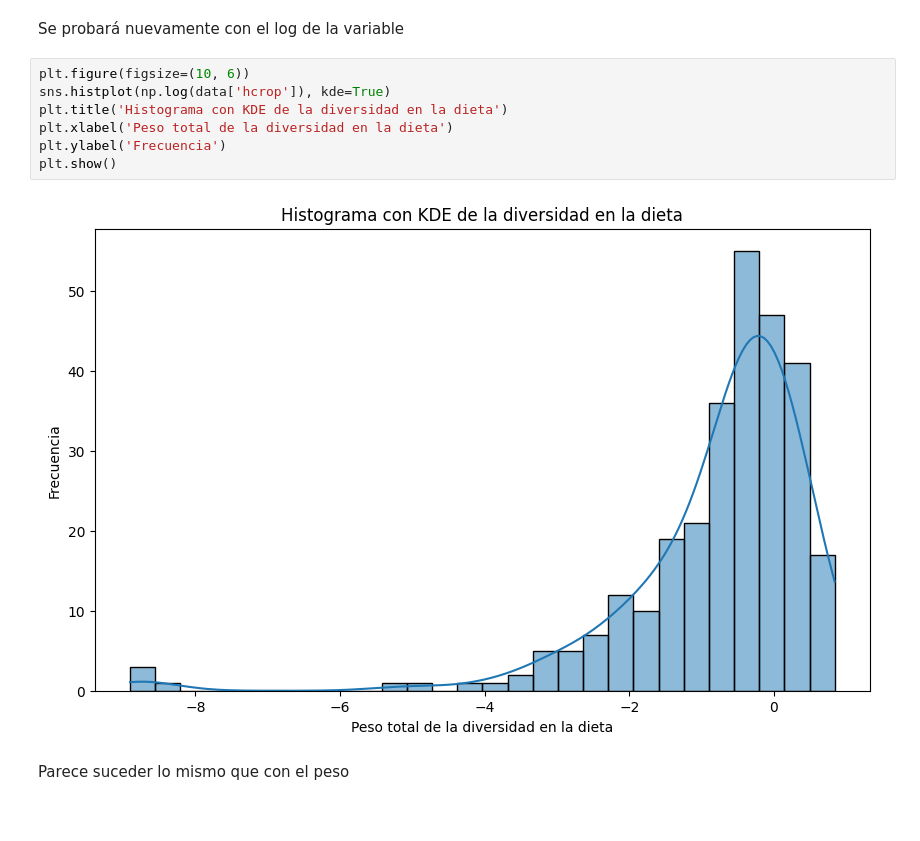
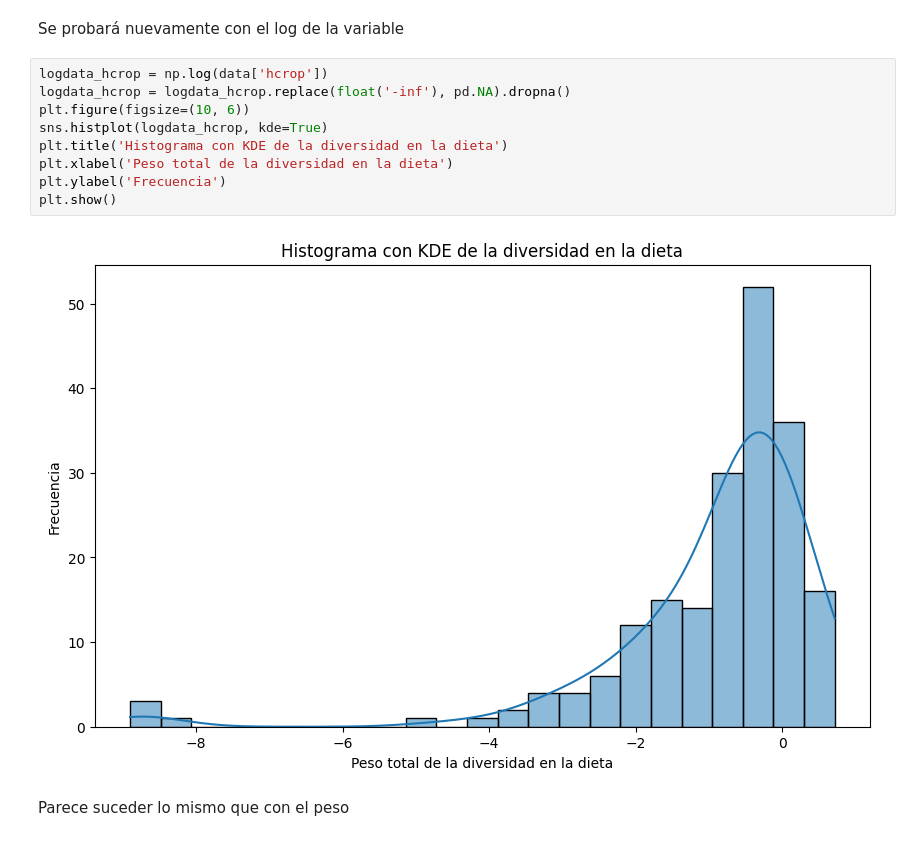
Before and after one commit to fofojaramillo/codornices-proyecto, a Jupyter notebook: t-tets.ipynb, the cells around one changed output. Drawn from its saved outputs; the diff is of its cells as text.

```diff
--- a/t-tets.ipynb
+++ b/t-tets.ipynb
@@ -91,13 +82,15 @@ plt.show()
 # %% [markdown]
 Se probará nuevamente con el log de la variable
 # %%
+logdata_hcrop = np.log(data['hcrop'])
+logdata_hcrop = logdata_hcrop.replace(float('-inf'), pd.NA).dropna()
 plt.figure(figsize=(10, 6))
-sns.histplot(np.log(data['hcrop']), kde=True)
+sns.histplot(logdata_hcrop, kde=True)
 plt.title('Histograma con KDE de la diversidad en la dieta')
 plt.xlabel('Peso total de la diversidad en la dieta')
 plt.ylabel('Frecuencia')
 plt.show()
 # %% [output]
-[figure, old version]
+[figure, new version]
 # %% [markdown]
 Parece suceder lo mismo que con el peso
```
Also changed, not shown: parts of 9 cells of this notebook.
